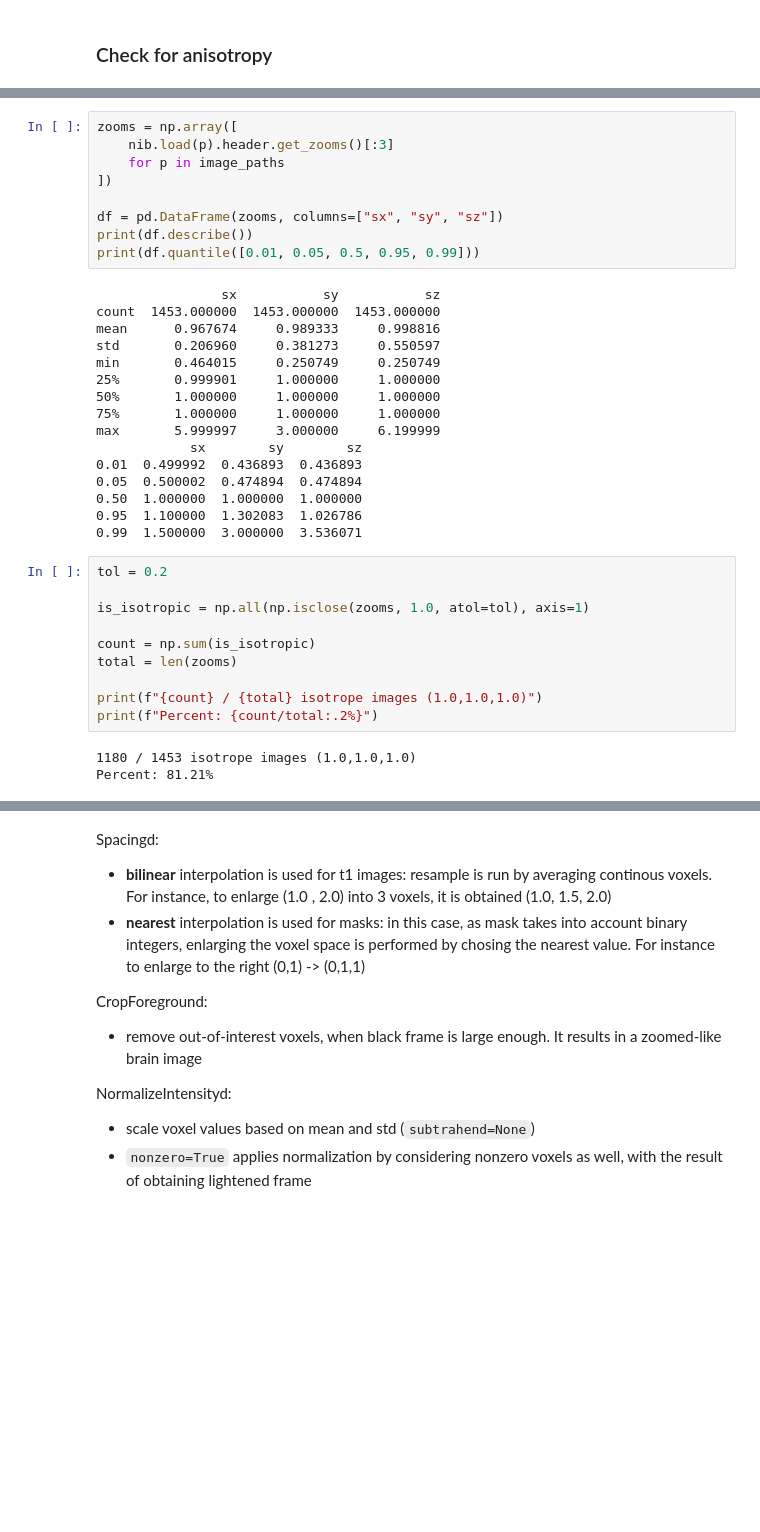
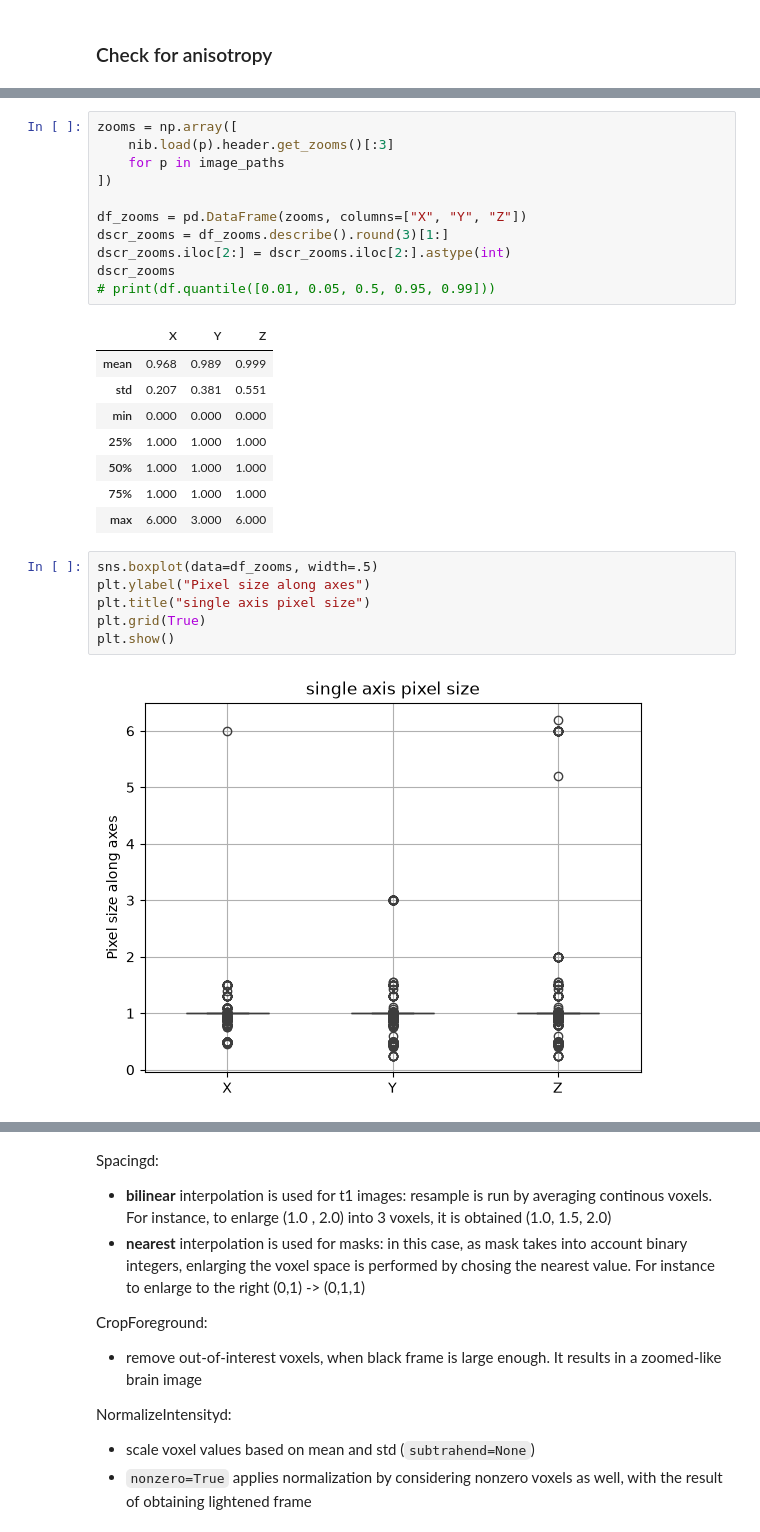
Before and after one commit to mkdib1/med_lab, a Jupyter notebook: notebook/pw.ipynb, the cells around one changed output, grey strips where cells are left out. Cells and saved outputs as stored; diff of their text form; blank space fills up the shorter version.

```diff
--- a/notebook/pw.ipynb
+++ b/notebook/pw.ipynb
@@ -196,38 +91,28 @@ zooms = np.array([
     for p in image_paths
 ])
 
-df = pd.DataFrame(zooms, columns=["sx", "sy", "sz"])
-print(df.describe())
-print(df.quantile([0.01, 0.05, 0.5, 0.95, 0.99]))
+df_zooms = pd.DataFrame(zooms, columns=["X", "Y", "Z"])
+dscr_zooms = df_zooms.describe().round(3)[1:]
+dscr_zooms.iloc[2:] = dscr_zooms.iloc[2:].astype(int)
+dscr_zooms
+# print(df.quantile([0.01, 0.05, 0.5, 0.95, 0.99]))
 # %% [output]
-                sx           sy           sz
-count  1453.000000  1453.000000  1453.000000
-mean      0.967674     0.989333     0.998816
-std       0.206960     0.381273     0.550597
-min       0.464015     0.250749     0.250749
-25%       0.999901     1.000000     1.000000
-50%       1.000000     1.000000     1.000000
-75%       1.000000     1.000000     1.000000
-max       5.999997     3.000000     6.199999
-            sx        sy        sz
-0.01  0.499992  0.436893  0.436893
-0.05  0.500002  0.474894  0.474894
-0.50  1.000000  1.000000  1.000000
-0.95  1.100000  1.302083  1.026786
-0.99  1.500000  3.000000  3.536071
+|  | X | Y | Z |
+| mean | 0.968 | 0.989 | 0.999 |
+| std | 0.207 | 0.381 | 0.551 |
+| min | 0.000 | 0.000 | 0.000 |
+| 25% | 1.000 | 1.000 | 1.000 |
+| 50% | 1.000 | 1.000 | 1.000 |
+| 75% | 1.000 | 1.000 | 1.000 |
+| max | 6.000 | 3.000 | 6.000 |
-# %%
-tol = 0.2
-
-is_isotropic = np.all(np.isclose(zooms, 1.0, atol=tol), axis=1)
-
-count = np.sum(is_isotropic)
-total = len(zooms)
-
-print(f"{count} / {total} isotrope images (1.0,1.0,1.0)")
-print(f"Percent: {count/total:.2%}")
-# %% [output]
-1180 / 1453 isotrope images (1.0,1.0,1.0)
-Percent: 81.21%
+# %%
+sns.boxplot(data=df_zooms, width=.5)
+plt.ylabel("Pixel size along axes")
+plt.title("single axis pixel size")
+plt.grid(True)
+plt.show()
+# %% [output]
+[figure, added]
 # %%
 anisotropy = zooms.max(axis=1) / zooms.min(axis=1)
 threshold = 1.5
```
Also changed, not shown: parts of 54 cells of this notebook, 22 other files.
